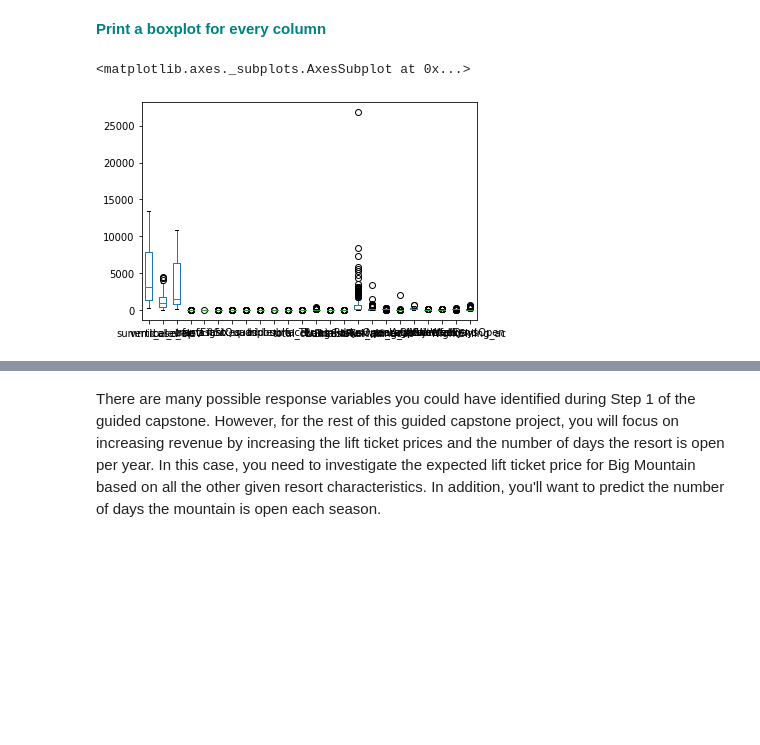
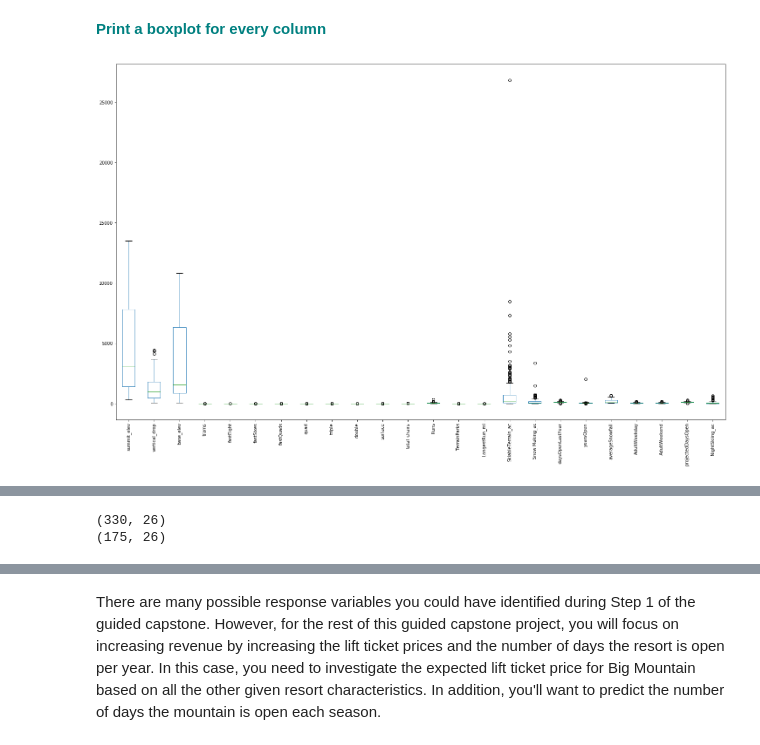
Before and after one commit to kemartin1919/Springboard, a Jupyter notebook: GuidedCapstone/GuidedCapstone_Step3.ipynb, the cells around one changed output, grey strips where cells are left out. Cells and saved outputs as stored; diff of their text form; code cells hidden in the pictures; blank space fills up the shorter version.

```diff
--- a/GuidedCapstone/GuidedCapstone_Step3.ipynb
+++ b/GuidedCapstone/GuidedCapstone_Step3.ipynb
@@ -53,7 +53,8 @@ print(os.getcwd())
 # %% [markdown]
 **<font color='teal'> If you need to change your path, refer back to step 2 to review how to do this. Load the csv file you created in step 2. Remember, it should be saved inside your data subfolder. Print the first five rows.</font>**
 # %%
-df = pd.read_csv('data/step3_input.csv')
+df = pd.read_csv('data/step2_output.csv')
+df.drop(['Unnamed: 0'], axis=1, inplace=True)
 df.head()
 # %% [output]
 |  | Name | Region | state | summit_elev | vertical_drop | base_elev | trams | fastEight | fastSixes | ... |
@@ -147,10 +129,9 @@ df.head()
 # %% [markdown]
 **<font color='teal'> Print a boxplot for every column</font>**
 # %%
-df.plot(kind='box')
+df.plot(kind='box', figsize=(25,15), rot=90);
 # %% [output]
-<matplotlib.axes._subplots.AxesSubplot at 0x...>
-[figure, old version]
+[figure, new version]
 # %% [markdown]
 You need to create boxplots and  histograms to evaluate the data for potential outliers or data anomalies. Generally, outliers are defined as observations that differ significantly from the other values in the dataset or feature.
 
@@ -164,3 +145,13 @@ One method for outlier analysis is extreme value analysis using a box
 1. Create boxplots - earlier step
 2. Apply outlier removal using the Interquartile range or replacement
 3. Review how many observations were removed**</font>
+# %%
+Q1 = df.quantile(0.25)
+Q3 = df.quantile(0.75)
+IQR = Q3 - Q1
+df_new = df[~((df < (Q1 - 1.5 * IQR)) |(df > (Q3 + 1.5 * IQR))).any(axis=1)]
+print(df.shape)
+print(df_new.shape)
+# %% [output]
+(330, 26)
+(175, 26)
```
Also changed, not shown: parts of 19 cells of this notebook.
